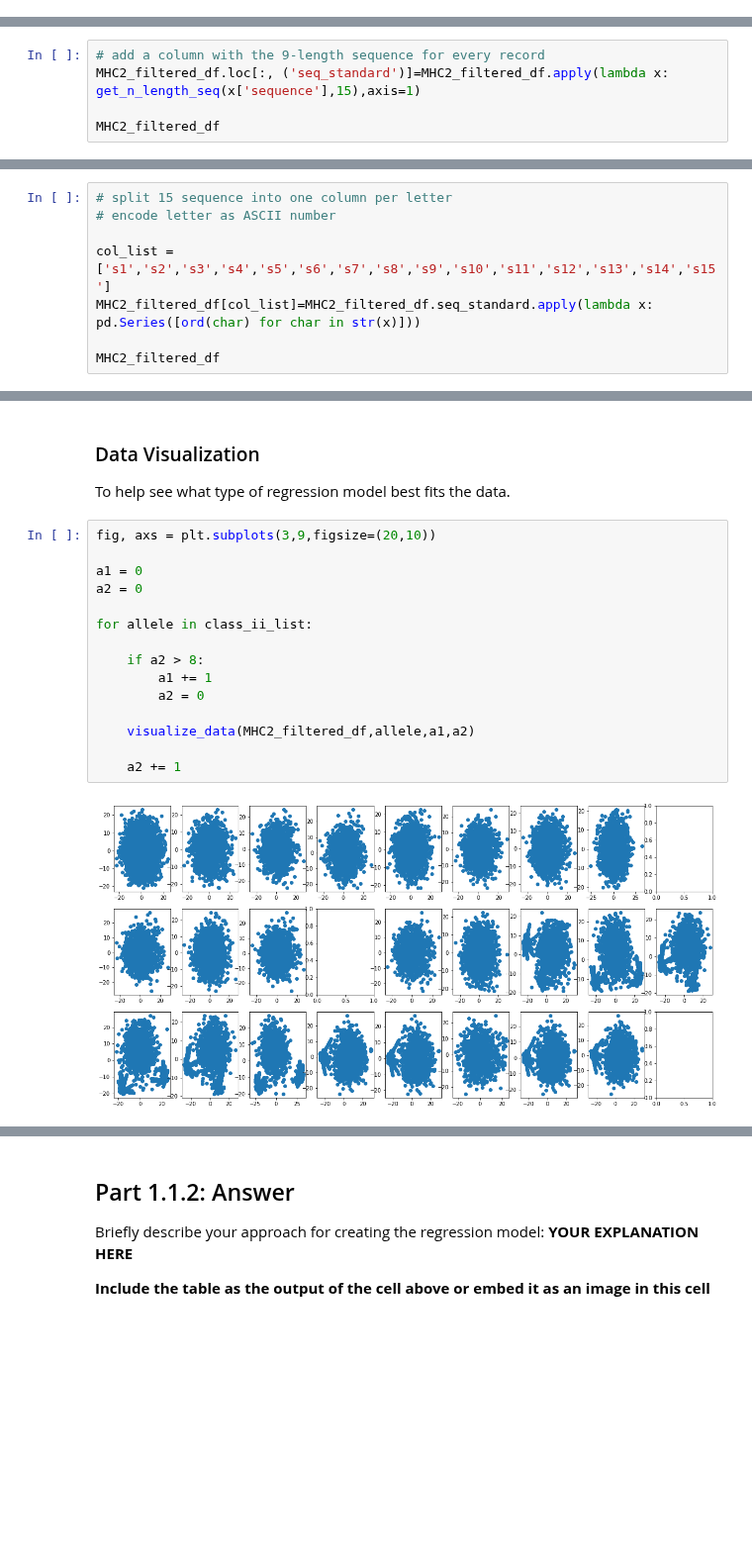
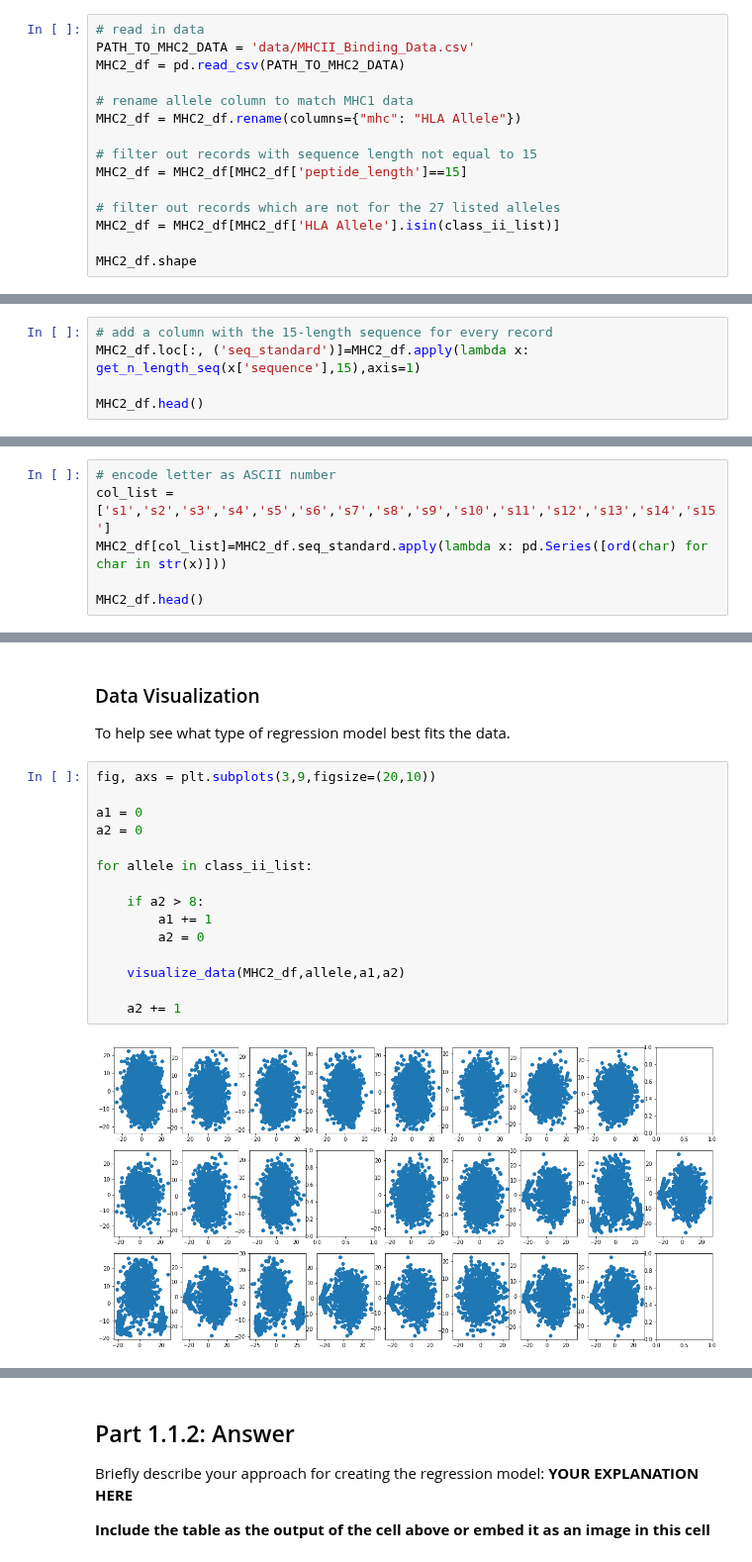
Before and after one commit to ryanquinnnelson/CMU-02718-HW5, a Jupyter notebook: 02_518_02_718_HW_5_ryann.ipynb, the cells around one changed output, grey strips where cells are left out. Shown at 99% size. Drawn from its saved outputs; the diff is of its cells as text; blank space fills up the shorter version.

```diff
--- a/02_518_02_718_HW_5_ryann.ipynb
+++ b/02_518_02_718_HW_5_ryann.ipynb
@@ -577,0 +517,15 @@ Name: peptide_length, dtype: int64
+# %%
+# read in data
+PATH_TO_MHC2_DATA = 'data/MHCII_Binding_Data.csv'
+MHC2_df = pd.read_csv(PATH_TO_MHC2_DATA)
+
+# rename allele column to match MHC1 data
+MHC2_df = MHC2_df.rename(columns={"mhc": "HLA Allele"})
+
+# filter out records with sequence length not equal to 15
+MHC2_df = MHC2_df[MHC2_df['peptide_length']==15]
+
+# filter out records which are not for the 27 listed alleles
+MHC2_df = MHC2_df[MHC2_df['HLA Allele'].isin(class_ii_list)]
+
+MHC2_df.shape
@@ -585,6 +540,6 @@ Most of the data is concentrated in the 15 length range, so it makes sense to bu
 # %%
-# add a column with the 9-length sequence for every record
-MHC2_filtered_df.loc[:, ('seq_standard')]=MHC2_filtered_df.apply(lambda x: get_n_length_seq(x['sequence'],15),axis=1)
+# add a column with the 15-length sequence for every record
+MHC2_df.loc[:, ('seq_standard')]=MHC2_df.apply(lambda x: get_n_length_seq(x['sequence'],15),axis=1)
 
-MHC2_filtered_df
+MHC2_df.head()
 # %% [output]
@@ -616,9 +556,7 @@ See the caveats in the documentation: https://pandas.pydata.org/pandas-docs/stab
 # %%
-# split 15 sequence into one column per letter
 # encode letter as ASCII number
+col_list = ['s1','s2','s3','s4','s5','s6','s7','s8','s9','s10','s11','s12','s13','s14','s15']
+MHC2_df[col_list]=MHC2_df.seq_standard.apply(lambda x: pd.Series([ord(char) for char in str(x)]))
 
-col_list = ['s1','s2','s3','s4','s5','s6','s7','s8','s9','s10','s11','s12','s13','s14','s15']
-MHC2_filtered_df[col_list]=MHC2_filtered_df.seq_standard.apply(lambda x: pd.Series([ord(char) for char in str(x)]))
-
-MHC2_filtered_df
+MHC2_df.head()
 # %% [output]
@@ -646,17 +573,17 @@ To help see what type of regression model best fits the data.
 # %%
 fig, axs = plt.subplots(3,9,figsize=(20,10))
 
 a1 = 0
 a2 = 0
 
 for allele in class_ii_list:
 
     if a2 > 8:
         a1 += 1
         a2 = 0
 
-    visualize_data(MHC2_filtered_df,allele,a1,a2)
+    visualize_data(MHC2_df,allele,a1,a2)
 
     a2 += 1
 # %% [output]
-[figure, old version]
+[figure, new version]
```
Also changed, not shown: parts of 22 cells of this notebook.
